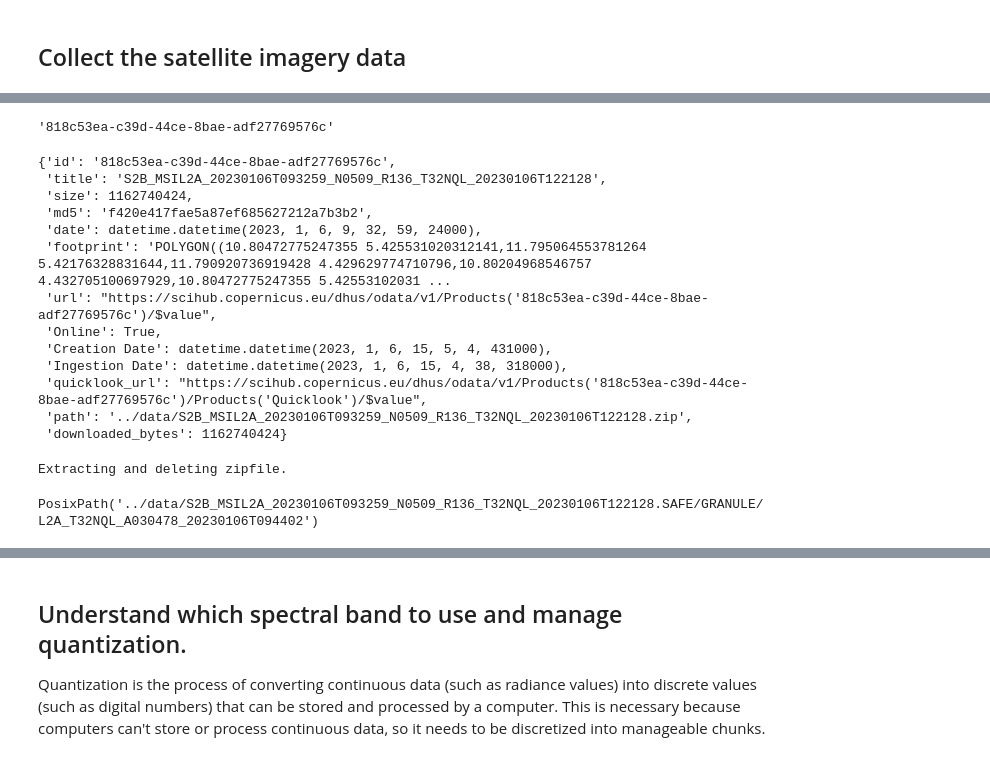
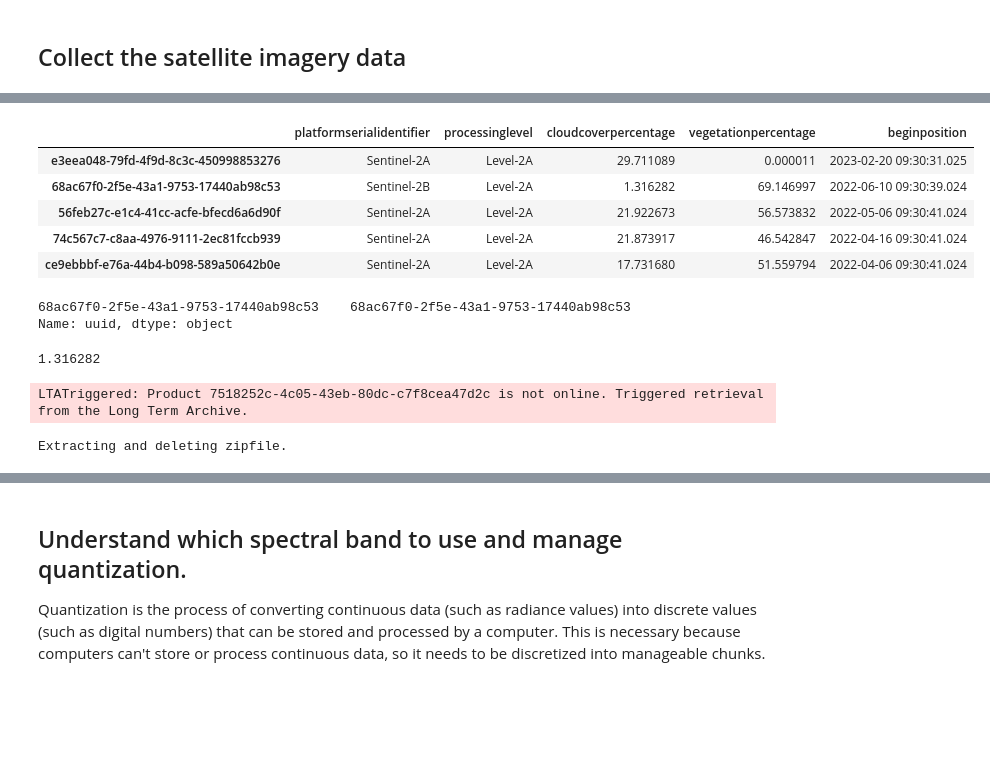
Before and after one commit to sampath017/cameroon-land-cover-mapping, a Jupyter notebook: notebooks/main.ipynb, the cells around one changed output, grey strips where cells are left out. Saved outputs shown, nothing was run; the diff lists cells and outputs as text; code cells hidden in the pictures; blank space fills up the shorter version.

```diff
--- a/notebooks/main.ipynb
+++ b/notebooks/main.ipynb
@@ -27,10 +27,9 @@ api = SentinelAPI(credentials["username"], credentials["password"], "https://sci
 
 shape = geojson_to_wkt(read_geojson(data / "cameroon.geojson"))
 
-# Try to make the data be between 2 months because image may not be captured by satellite for small intervals.
 images = api.query(
-    shape,
-    date=(date(2023, 1, 1), date(2023, 3, 1)),
+    area=shape,
+    date=(date(2022, 1, 1), date(2023, 3, 1)),
     platformname="Sentinel-2",
     processinglevel = "Level-2A",
     cloudcoverpercentage=(0, 30)
@@ -70,26 +59,29 @@ images_df.head()
-# %%
-# Randomaly select a uuid.
-uuids = images_df["uuid"].sample().iloc[0]
-uuids
-# %% [output]
-'818c53ea-c39d-44ce-8bae-adf27769576c'
+# %%
+key_columns = ["platformserialidentifier", "processinglevel", "cloudcoverpercentage",
+               "vegetationpercentage", "beginposition"]
+images_df[key_columns].head(5)
+# %% [output]
+|  | platformserialidentifier | processinglevel | cloudcoverpercentage | vegetationpercentage | beginposition |
+| e3eea048-79fd-4f9d-8c3c-450998853276 | Sentinel-2A | Level-2A | 29.711089 | 0.000011 | 2023-02-20 09:30:31.025 |
+| 68ac67f0-2f5e-43a1-9753-17440ab98c53 | Sentinel-2B | Level-2A | 1.316282 | 69.146997 | 2022-06-10 09:30:39.024 |
+| 56feb27c-e1c4-41cc-acfe-bfecd6a6d90f | Sentinel-2A | Level-2A | 21.922673 | 56.573832 | 2022-05-06 09:30:41.024 |
+| 74c567c7-c8aa-4976-9111-2ec81fccb939 | Sentinel-2A | Level-2A | 21.873917 | 46.542847 | 2022-04-16 09:30:41.024 |
+| ce9ebbbf-e76a-44b4-b098-589a50642b0e | Sentinel-2A | Level-2A | 17.731680 | 51.559794 | 2022-04-06 09:30:41.024 |
+# %%
+uuids = images_df[images_df["cloudcoverpercentage"] <= 10.0]["uuid"]
+uuids
+# %% [output]
+68ac67f0-2f5e-43a1-9753-17440ab98c53    68ac67f0-2f5e-43a1-9753-17440ab98c53
+Name: uuid, dtype: object
+# %%
+images_df.loc["68ac67f0-2f5e-43a1-9753-17440ab98c53"]["cloudcoverpercentage"]
+# %% [output]
+1.316282
 # %%
-details = api.download(uuids, directory_path=data)
+details = api.download("7518252c-4c05-43eb-80dc-c7f8cea47d2c", directory_path=data)
 details
 # %% [output]
-{'id': '818c53ea-c39d-44ce-8bae-adf27769576c',
- 'title': 'S2B_MSIL2A_20230106T093259_N0509_R136_T32NQL_20230106T122128',
- 'size': 1162740424,
- 'md5': 'f420e417fae5a87ef685627212a7b3b2',
- 'date': datetime.datetime(2023, 1, 6, 9, 32, 59, 24000),
- 'footprint': 'POLYGON((10.80472775247355 5.425531020312141,11.795064553781264 5.42176328831644,11.790920736919428 4.429629774710796,10.80204968546757 4.432705100697929,10.80472775247355 5.42553102031 ...
- 'url': "https://scihub.copernicus.eu/dhus/odata/v1/Products('818c53ea-c39d-44ce-8bae-adf27769576c')/$value",
- 'Online': True,
- 'Creation Date': datetime.datetime(2023, 1, 6, 15, 5, 4, 431000),
- 'Ingestion Date': datetime.datetime(2023, 1, 6, 15, 4, 38, 318000),
- 'quicklook_url': "https://scihub.copernicus.eu/dhus/odata/v1/Products('818c53ea-c39d-44ce-8bae-adf27769576c')/Products('Quicklook')/$value",
- 'path': '../data/S2B_MSIL2A_20230106T093259_N0509_R136_T32NQL_20230106T122128.zip',
- 'downloaded_bytes': 1162740424}
+LTATriggered: Product 7518252c-4c05-43eb-80dc-c7f8cea47d2c is not online. Triggered retrieval from the Long Term Archive.
 # %%
 # Extract the zip file and delete it.
 if Path(details["path"]).exists():
@@ -123,7 +96,0 @@ def get_band(image_folder, band, resolution=10):
-# %%
-data_1_folder = data / "S2B_MSIL2A_20230106T093259_N0509_R136_T32NQL_20230106T122128.SAFE"
-
-sub_folder = [f for f in (data_1_folder / "GRANULE").iterdir() if f.name.startswith("L")][0]
-sub_folder
-# %% [output]
-PosixPath('../data/S2B_MSIL2A_20230106T093259_N0509_R136_T32NQL_20230106T122128.SAFE/GRANULE/L2A_T32NQL_A030478_20230106T094402')
```
Also changed, not shown: parts of 12 cells of this notebook, 3 other files.
